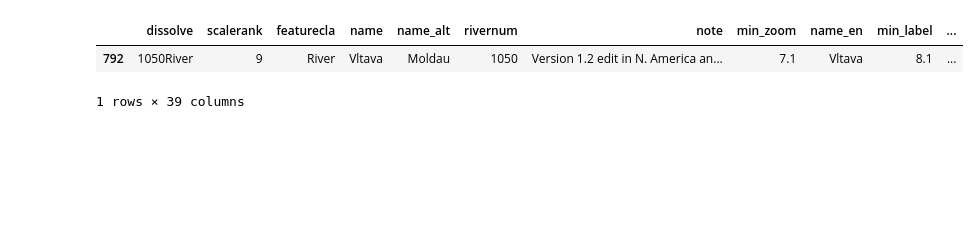
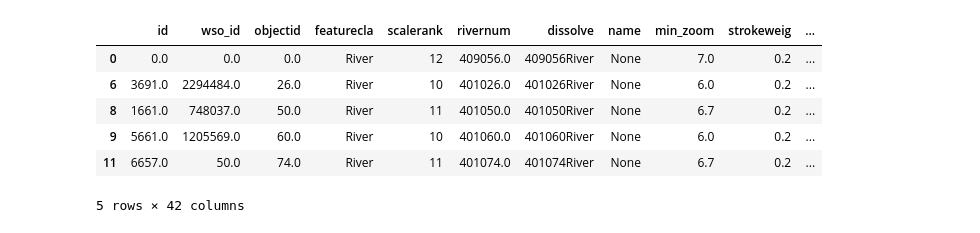
Before and after one commit to david-svejda/blind_map_python, a Jupyter notebook: river_data.ipynb, the cells around one changed output. Drawn from its saved outputs; the diff is of its cells as text; code cells hidden in the pictures; blank space fills up the shorter version.

```diff
--- a/river_data.ipynb
+++ b/river_data.ipynb
@@ -3,10 +3,15 @@ import geopandas as gpd
 from shapely.geometry import mapping
 import numpy as np
 # %%
-geo_data = gpd.read_file('data/ne_10m_rivers_lake_centerlines/ne_10m_rivers_lake_centerlines.shp')
+#geo_data = gpd.read_file('data/ne_10m_rivers_lake_centerlines/ne_10m_rivers_lake_centerlines.shp')
+geo_data = gpd.read_file('data/ne_10m_rivers_europe/ne_10m_rivers_europe.shp')
 # %%
-geo_data[(geo_data.name.isin(['Vltava']))].head()
+geo_data[geo_data.name_en.isin([None])].head()
 # %% [output]
-|  | dissolve | scalerank | featurecla | name | name_alt | rivernum | note | min_zoom | name_en | min_label | ... |
-| 792 | 1050River | 9 | River | Vltava | Moldau | 1050 | Version 1.2 edit in N. America an... | 7.1 | Vltava | 8.1 | ... |
+|  | id | wso_id | objectid | featurecla | scalerank | rivernum | dissolve | name | min_zoom | strokeweig | ... |
+| 0 | 0.0 | 0.0 | 0.0 | River | 12 | 409056.0 | 409056River | None | 7.0 | 0.2 | ... |
+| 6 | 3691.0 | 2294484.0 | 26.0 | River | 10 | 401026.0 | 401026River | None | 6.0 | 0.2 | ... |
+| 8 | 1661.0 | 748037.0 | 50.0 | River | 11 | 401050.0 | 401050River | None | 6.7 | 0.2 | ... |
+| 9 | 5661.0 | 1205569.0 | 60.0 | River | 10 | 401060.0 | 401060River | None | 6.0 | 0.2 | ... |
+| 11 | 6657.0 | 50.0 | 74.0 | River | 11 | 401074.0 | 401074River | None | 6.7 | 0.2 | ... |
-1 rows × 39 columns
+5 rows × 42 columns
```
Also changed, not shown: parts of 4 cells of this notebook, 11 other files.
